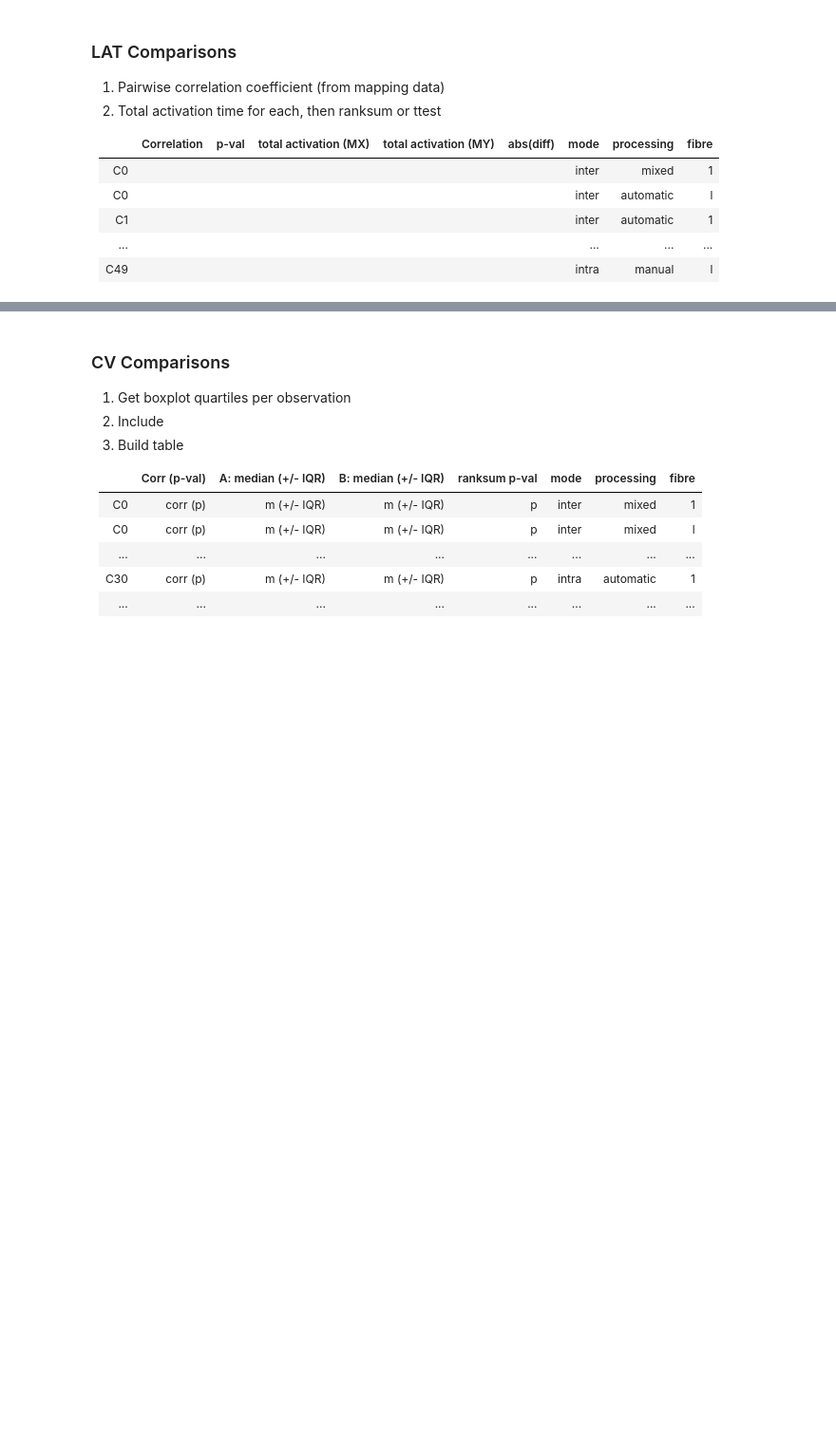
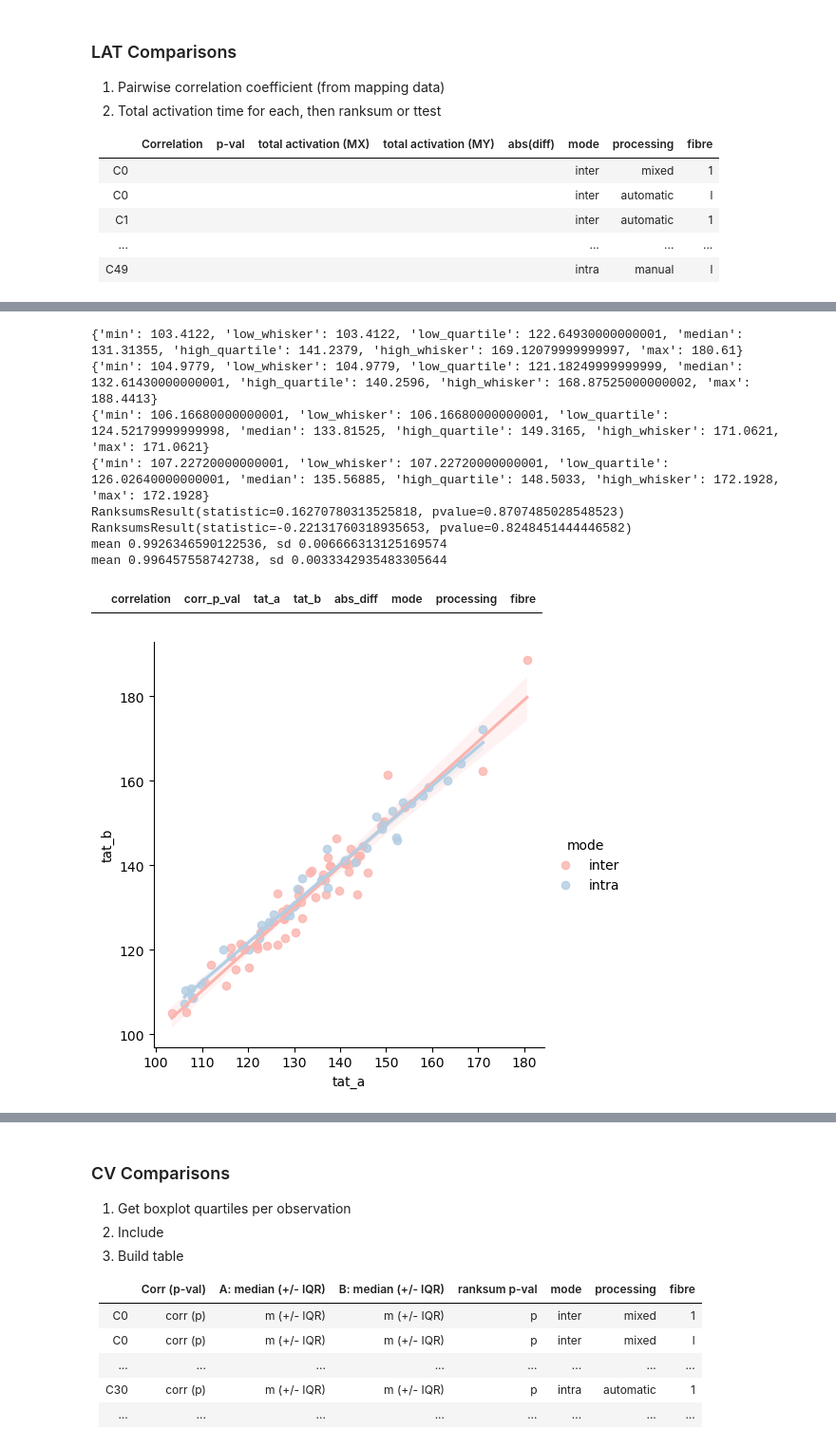
Before and after one commit to alonsoJASL/imatools, a Jupyter notebook: ipynb/sims_comparisons.ipynb, the cells around one changed output, grey strips where cells are left out. Shown at 95% size. Saved outputs shown, nothing was run; the diff lists cells and outputs as text; code cells hidden in the pictures; blank space fills up the shorter version.

```diff
--- a/ipynb/sims_comparisons.ipynb
+++ b/ipynb/sims_comparisons.ipynb
@@ -272,3 +276,47 @@ df_lat = pd.DataFrame(midic)
+# %%
+import seaborn as sns
+sns.set_palette('Pastel1')
+sns.lmplot(data=df_lat, x='tat_a', y='tat_b', hue='mode')
+
+tat_a = df_lat['tat_a']
+tat_a_inter = tat_a[df_lat['mode'] == 'inter']
+tat_a_intra = tat_a[df_lat['mode'] == 'intra']
+
+tat_b = df_lat['tat_b']
+tat_b_inter = tat_b[df_lat['mode'] == 'inter']
+tat_b_intra = tat_b[df_lat['mode'] == 'intra']
+
+print(iou.get_boxplot_values(tat_a_inter))
+print(iou.get_boxplot_values(tat_b_inter))
+
+print(iou.get_boxplot_values(tat_a_intra))
+print(iou.get_boxplot_values(tat_b_intra))
+
+
+print(sstat.ranksums(tat_a_inter, tat_b_inter))
+print(sstat.ranksums(tat_a_intra, tat_b_intra))
+
+print('mean {}, sd {} '.format(
+    np.mean(df_lat['correlation'][df_lat['mode']=='inter']),
+    np.std(df_lat['correlation'][df_lat['mode']=='inter'])
+    ))
+print('mean {}, sd {} '.format(
+    np.mean(df_lat['correlation'][df_lat['mode']=='intra']),
+    np.std(df_lat['correlation'][df_lat['mode']=='intra'])
+    ))
+
+df_lat.iloc[df_lat[df_lat['corr_p_val']>0].index]
+# %% [output]
+{'min': 103.4122, 'low_whisker': 103.4122, 'low_quartile': 122.64930000000001, 'median': 131.31355, 'high_quartile': 141.2379, 'high_whisker': 169.12079999999997, 'max': 180.61}
+{'min': 104.9779, 'low_whisker': 104.9779, 'low_quartile': 121.18249999999999, 'median': 132.61430000000001, 'high_quartile': 140.2596, 'high_whisker': 168.87525000000002, 'max': 188.4413}
+{'min': 106.16680000000001, 'low_whisker': 106.16680000000001, 'low_quartile': 124.52179999999998, 'median': 133.81525, 'high_quartile': 149.3165, 'high_whisker': 171.0621, 'max': 171.0621}
+{'min': 107.22720000000001, 'low_whisker': 107.22720000000001, 'low_quartile': 126.02640000000001, 'median': 135.56885, 'high_quartile': 148.5033, 'high_whisker': 172.1928, 'max': 172.1928}
+RanksumsResult(statistic=0.16270780313525818, pvalue=0.8707485028548523)
+RanksumsResult(statistic=-0.22131760318935653, pvalue=0.8248451444446582)
+mean 0.9926346590122536, sd 0.006666313125169574
+mean 0.996457558742738, sd 0.0033342935483305644
+|  | correlation | corr_p_val | tat_a | tat_b | abs_diff | mode | processing | fibre |
+[figure, added]
 # %%
 import statsmodels.api as sm
 import matplotlib.pyplot as plt
```
Also changed, not shown: parts of 17 cells of this notebook, 1 other file.
